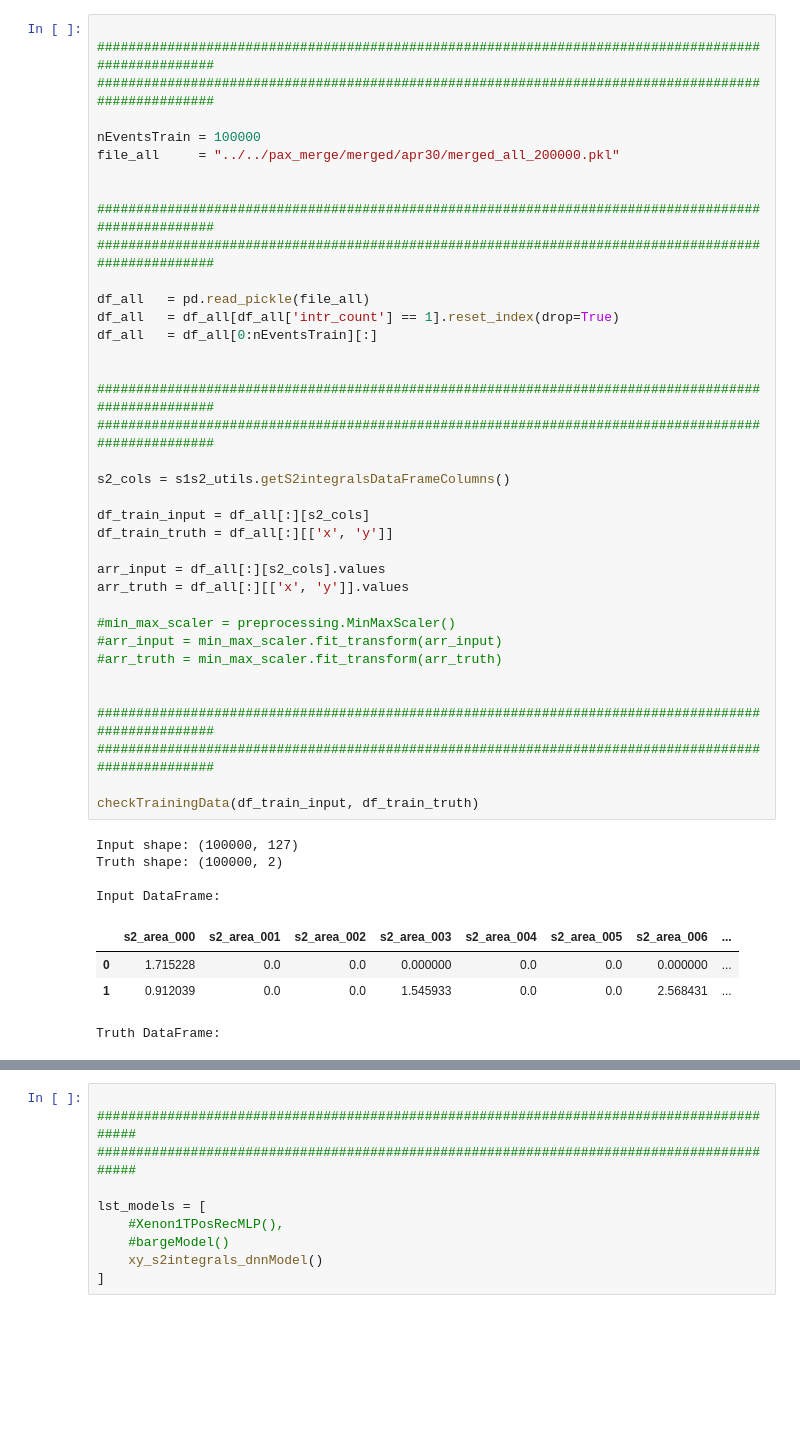
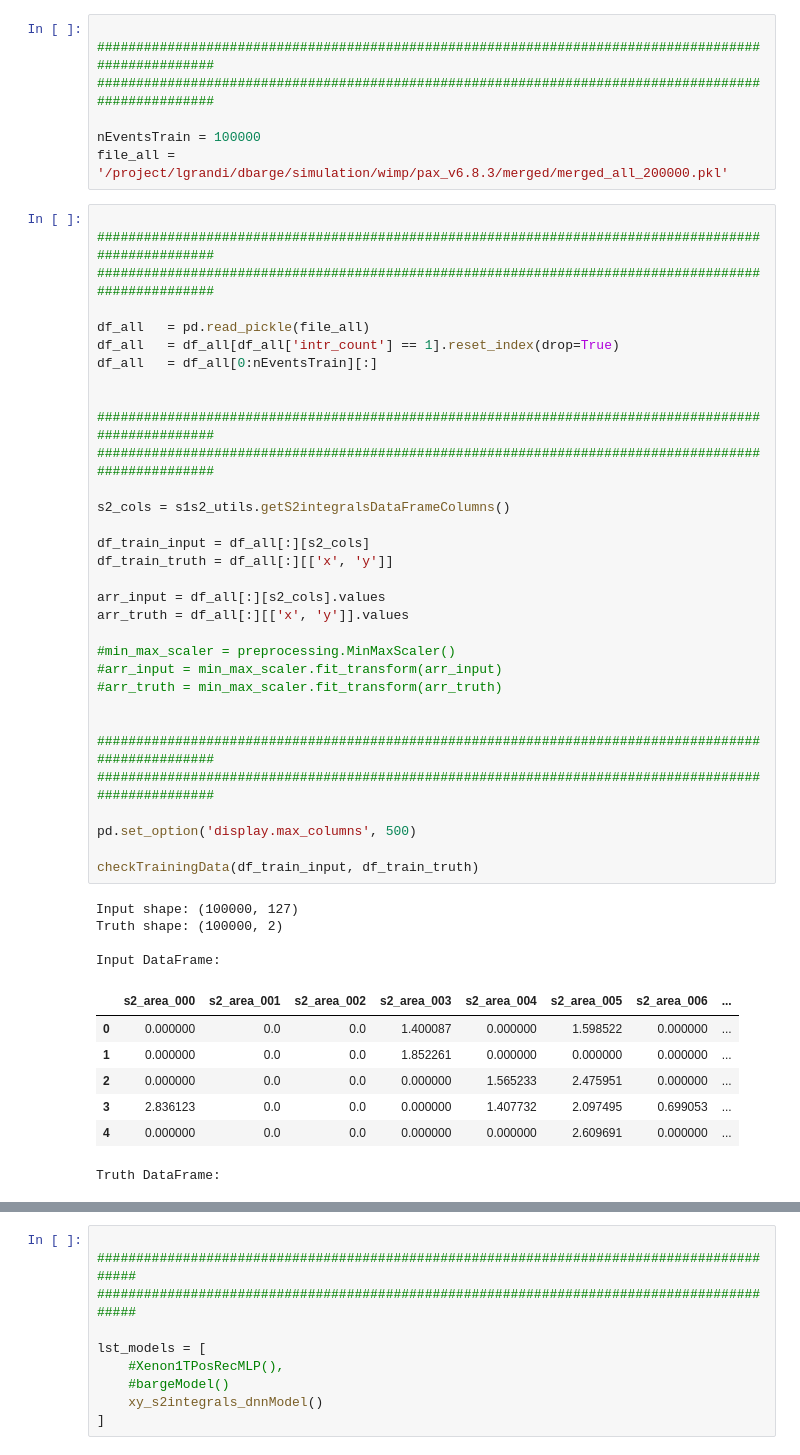
Before and after one commit to dbarg/pax_reconstruction, a Jupyter notebook: xy_s2integrals/xy_S2integrals_train.ipynb, the cells around one changed output, grey strips where cells are left out. Drawn from its saved outputs; the diff is of its cells as text; blank space fills up the shorter version.

```diff
--- a/xy_s2integrals/xy_S2integrals_train.ipynb
+++ b/xy_s2integrals/xy_S2integrals_train.ipynb
@@ -49,11 +22,11 @@ Using TensorFlow backend.
+# %%
+
+####################################################################################################
+####################################################################################################
+
+nEventsTrain = 100000
+file_all = '/project/lgrandi/dbarge/simulation/wimp/pax_v6.8.3/merged/merged_all_200000.pkl'
 # %%
-
-####################################################################################################
-####################################################################################################
-
-nEventsTrain = 100000
-file_all     = "../../pax_merge/merged/apr30/merged_all_200000.pkl"
-
 
 ####################################################################################################
 ####################################################################################################
@@ -62,35 +35,40 @@ df_all   = pd.read_pickle(file_all)
 df_all   = df_all[df_all['intr_count'] == 1].reset_index(drop=True)
 df_all   = df_all[0:nEventsTrain][:]
 
 
 ####################################################################################################
 ####################################################################################################
 
 s2_cols = s1s2_utils.getS2integralsDataFrameColumns()
 
 df_train_input = df_all[:][s2_cols]
 df_train_truth = df_all[:][['x', 'y']]
 
 arr_input = df_all[:][s2_cols].values
 arr_truth = df_all[:][['x', 'y']].values
 
 #min_max_scaler = preprocessing.MinMaxScaler()
 #arr_input = min_max_scaler.fit_transform(arr_input)
 #arr_truth = min_max_scaler.fit_transform(arr_truth)
 
 
 ####################################################################################################
 ####################################################################################################
 
+pd.set_option('display.max_columns', 500)
+
 checkTrainingData(df_train_input, df_train_truth)
 # %% [output]
 Input shape: (100000, 127)
 Truth shape: (100000, 2)
 
 Input DataFrame:
 |  | s2_area_000 | s2_area_001 | s2_area_002 | s2_area_003 | s2_area_004 | s2_area_005 | s2_area_006 | ... |
-| 0 | 1.715228 | 0.0 | 0.0 | 0.000000 | 0.0 | 0.0 | 0.000000 | ... |
-| 1 | 0.912039 | 0.0 | 0.0 | 1.545933 | 0.0 | 0.0 | 2.568431 | ... |
+| 0 | 0.000000 | 0.0 | 0.0 | 1.400087 | 0.000000 | 1.598522 | 0.000000 | ... |
+| 1 | 0.000000 | 0.0 | 0.0 | 1.852261 | 0.000000 | 0.000000 | 0.000000 | ... |
+| 2 | 0.000000 | 0.0 | 0.0 | 0.000000 | 1.565233 | 2.475951 | 0.000000 | ... |
+| 3 | 2.836123 | 0.0 | 0.0 | 0.000000 | 1.407732 | 2.097495 | 0.699053 | ... |
+| 4 | 0.000000 | 0.0 | 0.0 | 0.000000 | 0.000000 | 2.609691 | 0.000000 | ... |
 Truth DataFrame:
 |  | x | y |
 | 0 | 2.626434 | -17.960824 |
```
Also changed, not shown: parts of 4 cells of this notebook, 1 other file.
